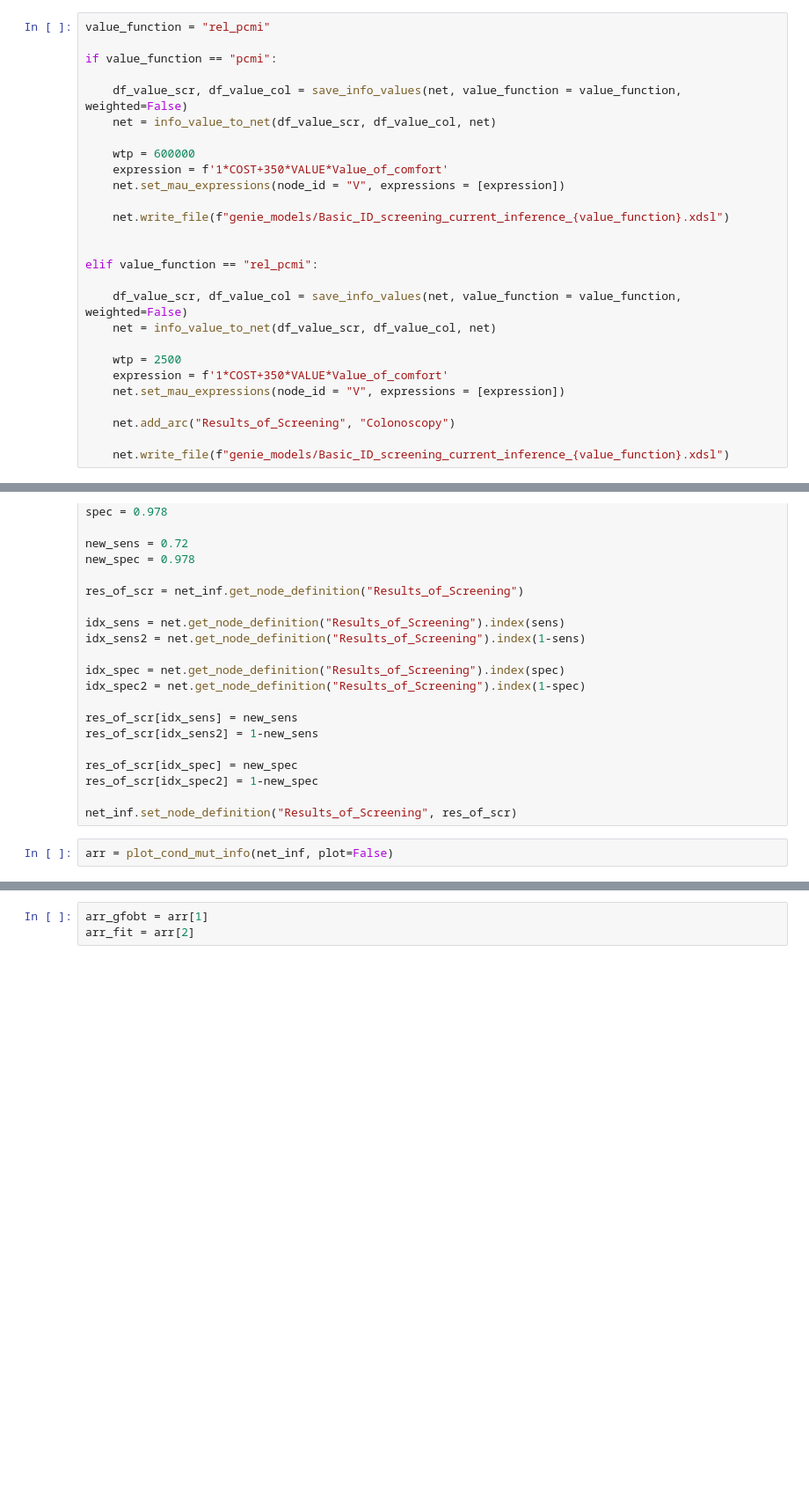
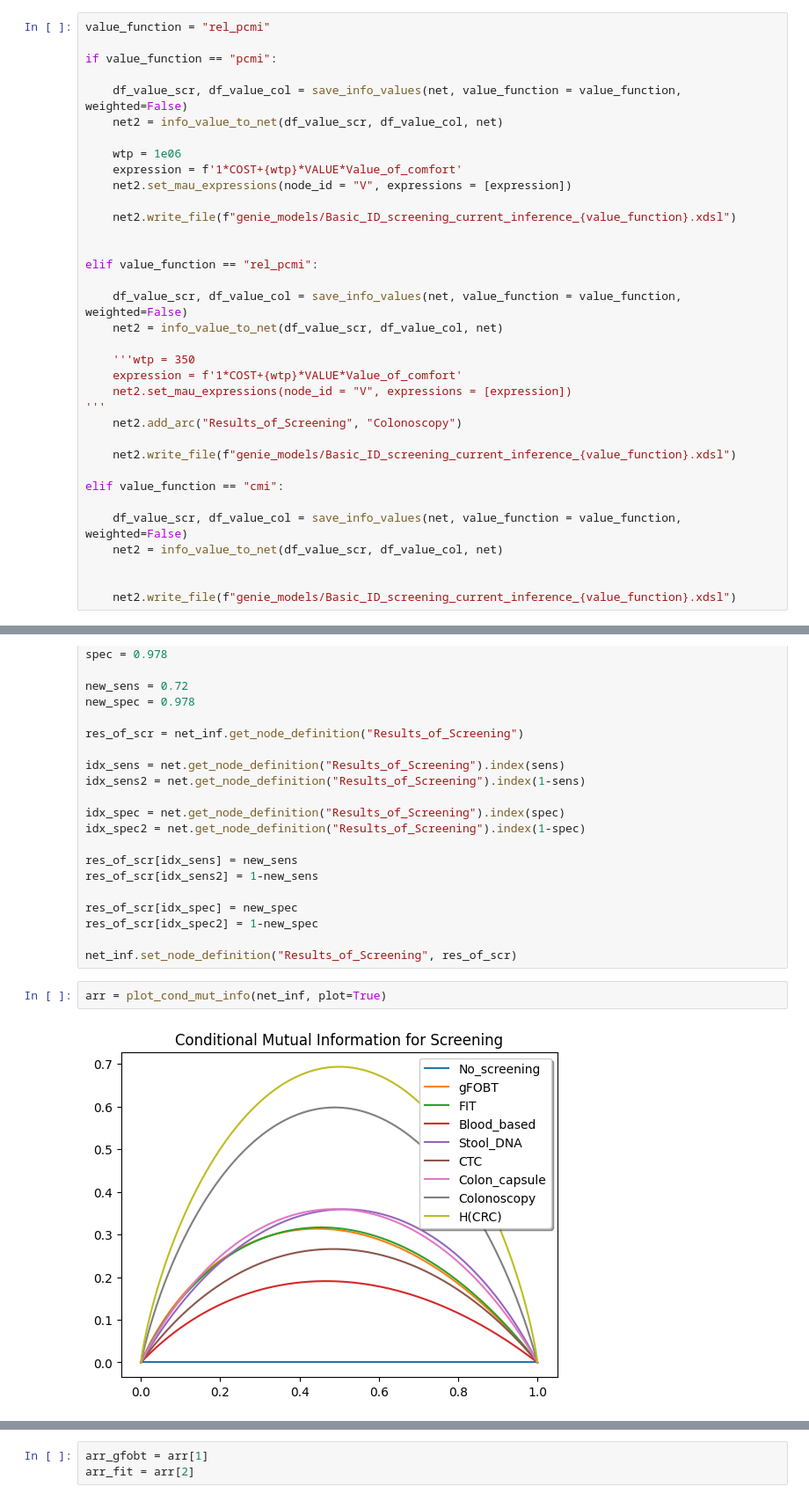
Before and after one commit to DanielCorralesAlonso/Decision_Model_Screening_CRC, a Jupyter notebook: tests.ipynb, the cells around one changed output, grey strips where cells are left out. Shown at 88% size. Saved outputs shown, nothing was run; the diff lists cells and outputs as text; blank space fills up the shorter version.

```diff
--- a/tests.ipynb
+++ b/tests.ipynb
@@ -32,27 +33,35 @@ value_function = "rel_pcmi"
 if value_function == "pcmi":
 
     df_value_scr, df_value_col = save_info_values(net, value_function = value_function, weighted=False)
-    net = info_value_to_net(df_value_scr, df_value_col, net)
+    net2 = info_value_to_net(df_value_scr, df_value_col, net)
 
-    wtp = 600000
-    expression = f'1*COST+350*VALUE*Value_of_comfort'
-    net.set_mau_expressions(node_id = "V", expressions = [expression])
+    wtp = 1e06
+    expression = f'1*COST+{wtp}*VALUE*Value_of_comfort'
+    net2.set_mau_expressions(node_id = "V", expressions = [expression])
 
-    net.write_file(f"genie_models/Basic_ID_screening_current_inference_{value_function}.xdsl")
+    net2.write_file(f"genie_models/Basic_ID_screening_current_inference_{value_function}.xdsl")
 
 
 elif value_function == "rel_pcmi":
 
     df_value_scr, df_value_col = save_info_values(net, value_function = value_function, weighted=False)
-    net = info_value_to_net(df_value_scr, df_value_col, net)
+    net2 = info_value_to_net(df_value_scr, df_value_col, net)
 
-    wtp = 2500
-    expression = f'1*COST+350*VALUE*Value_of_comfort'
-    net.set_mau_expressions(node_id = "V", expressions = [expression])
+    '''wtp = 350
+    expression = f'1*COST+{wtp}*VALUE*Value_of_comfort'
+    net2.set_mau_expressions(node_id = "V", expressions = [expression])
+'''
+    net2.add_arc("Results_of_Screening", "Colonoscopy")
 
-    net.add_arc("Results_of_Screening", "Colonoscopy")
+    net2.write_file(f"genie_models/Basic_ID_screening_current_inference_{value_function}.xdsl")
 
-    net.write_file(f"genie_models/Basic_ID_screening_current_inference_{value_function}.xdsl")
+elif value_function == "cmi":
+
+    df_value_scr, df_value_col = save_info_values(net, value_function = value_function, weighted=False)
+    net2 = info_value_to_net(df_value_scr, df_value_col, net)
+
+
+    net2.write_file(f"genie_models/Basic_ID_screening_current_inference_{value_function}.xdsl")
 # %%
 df_value_scr
 # %% [output]
@@ -164,4 +188,6 @@ res_of_scr[idx_spec2] = 1-new_spec
 
 net_inf.set_node_definition("Results_of_Screening", res_of_scr)
 # %%
-arr = plot_cond_mut_info(net_inf, plot=False)
+arr = plot_cond_mut_info(net_inf, plot=True)
+# %% [output]
+[figure, added]
```
Also changed, not shown: parts of 22 cells of this notebook, 16 other files.
